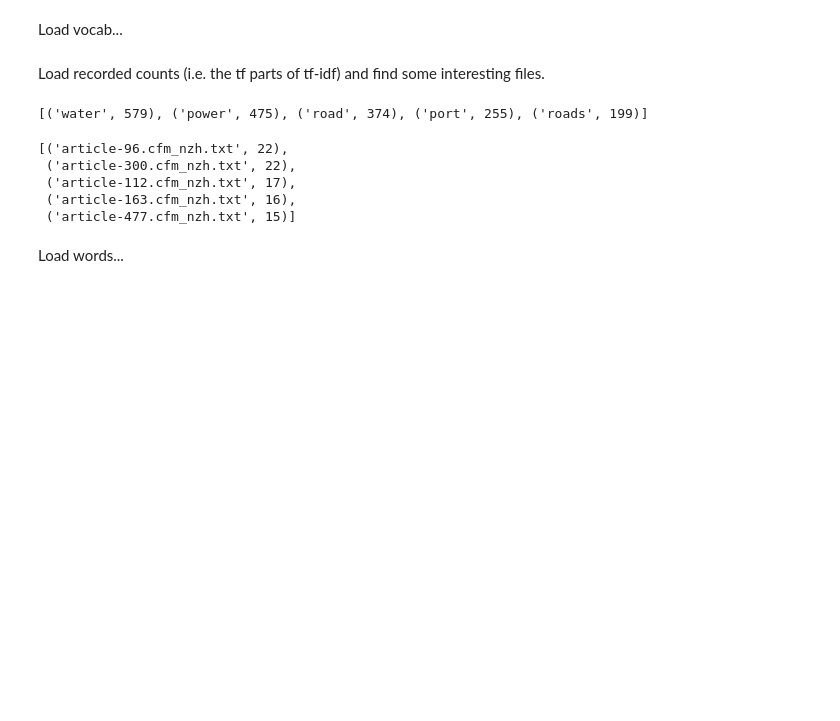
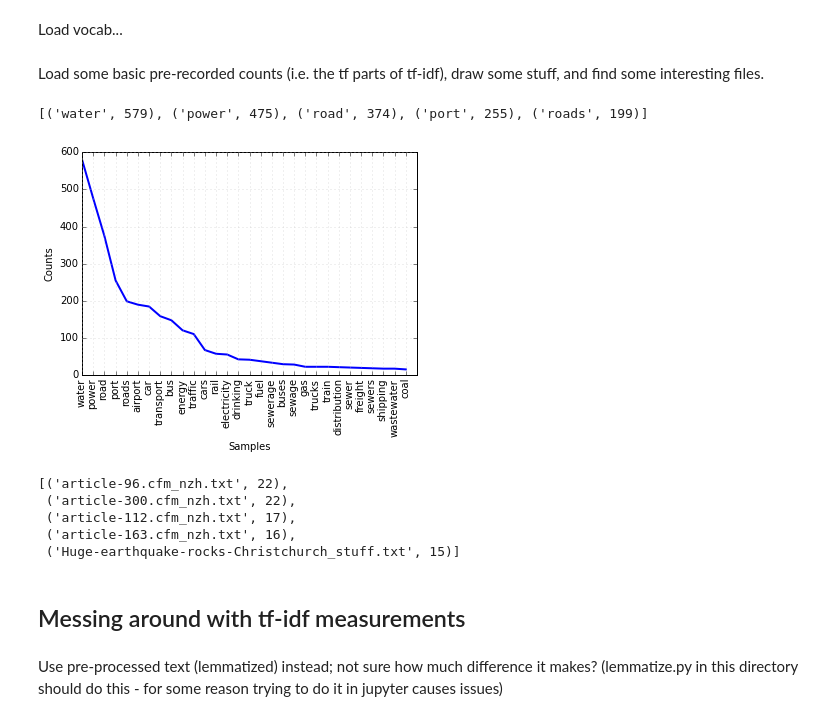
Before and after one commit to UW-Rice-CRISP/Objective1, a Jupyter notebook: TextAnalysis/InfraTermAnalysis/tf-idf-compute.ipynb, the cells around one changed output. Drawn from its saved outputs; the diff is of its cells as text; code cells hidden in the pictures; blank space fills up the shorter version.

Commit message:
Adding frequency graphs (plus some changes wrt lemmatizing input text) for #4 Should rerun original frequency graph w/lemmatized articles as well

```diff
--- a/TextAnalysis/InfraTermAnalysis/tf-idf-compute.ipynb
+++ b/TextAnalysis/InfraTermAnalysis/tf-idf-compute.ipynb
@@ -12,3 +21,14 @@ from sklearn.feature_extraction.text import TfidfVectorizer
+# %%
+article_dir = "../../TextData/CanterburyNewsStoriesCleaned/"
+
+# PlaintextCorpusReader in jupyter vomits on the number of articles we have,
+# so do it the old-fashioned way.
+raw_articles = {}
+for article_fn in os.listdir(article_dir):
+    with open(os.path.join(article_dir, article_fn), "r+") as f:
+        raw = f.read()
+
+    raw_articles[article_fn] = raw
 # %% [markdown]
 Load vocab...
 # %%
@@ -17,7 +37,7 @@ with open(vocab_fn, "r+") as f:
     vocab = json.load(f)
 vocab_set = {x for v in vocab.values() for x in v} # unpacking this a little...
 # %% [markdown]
-Load recorded counts (i.e. the tf parts of tf-idf) and find some interesting files.
+Load some basic pre-recorded counts (i.e. the tf parts of tf-idf), draw some stuff, and find some interesting files.
 # %%
 counts_per_file_fn = "counts_per_file.txt"
 with open(counts_per_file_fn, "r+") as f:
@@ -31,7 +52,13 @@ sorted(counts_agg.items(), key=lambda x: -x[1])[:5]
 # %% [output]
 [('water', 579), ('power', 475), ('road', 374), ('port', 255), ('roads', 199)]
+# %%
+# Plot! Nothing hugely sophisticated - should've probably lemmatized &etc. here
+fd = nltk.FreqDist(counts_agg)
+fd.plot(30, cumulative=False)
+# %% [output]
+[figure, added]
 # %%
-# most frequent occurrences of the specific word 'water'
+# Most frequent occurrences of the specific word 'water'.
 counts_water = {}
 for file, vals in counts_per_file.items():
     if 'water' in vals and vals['water'] > 0:
@@ -43,7 +70,12 @@ sorted(counts_water.items(), key=lambda x: -x[1])[:5]
  ('article-300.cfm_nzh.txt', 22),
  ('article-112.cfm_nzh.txt', 17),
  ('article-163.cfm_nzh.txt', 16),
- ('article-477.cfm_nzh.txt', 15)]
+ ('Huge-earthquake-rocks-Christchurch_stuff.txt', 15)]
-# %% [markdown]
-Load words...
+# %% [markdown]
+Messing around with tf-idf measurements
+-------------------------------------
+# %% [markdown]
+Use pre-processed text (lemmatized) instead; not sure how much difference it makes?
+(lemmatize.py in this directory should do this  - for some reason trying
+to do it in jupyter causes issues)
 # %%
```
Also changed, not shown: parts of 16 cells of this notebook, 2 other files.
